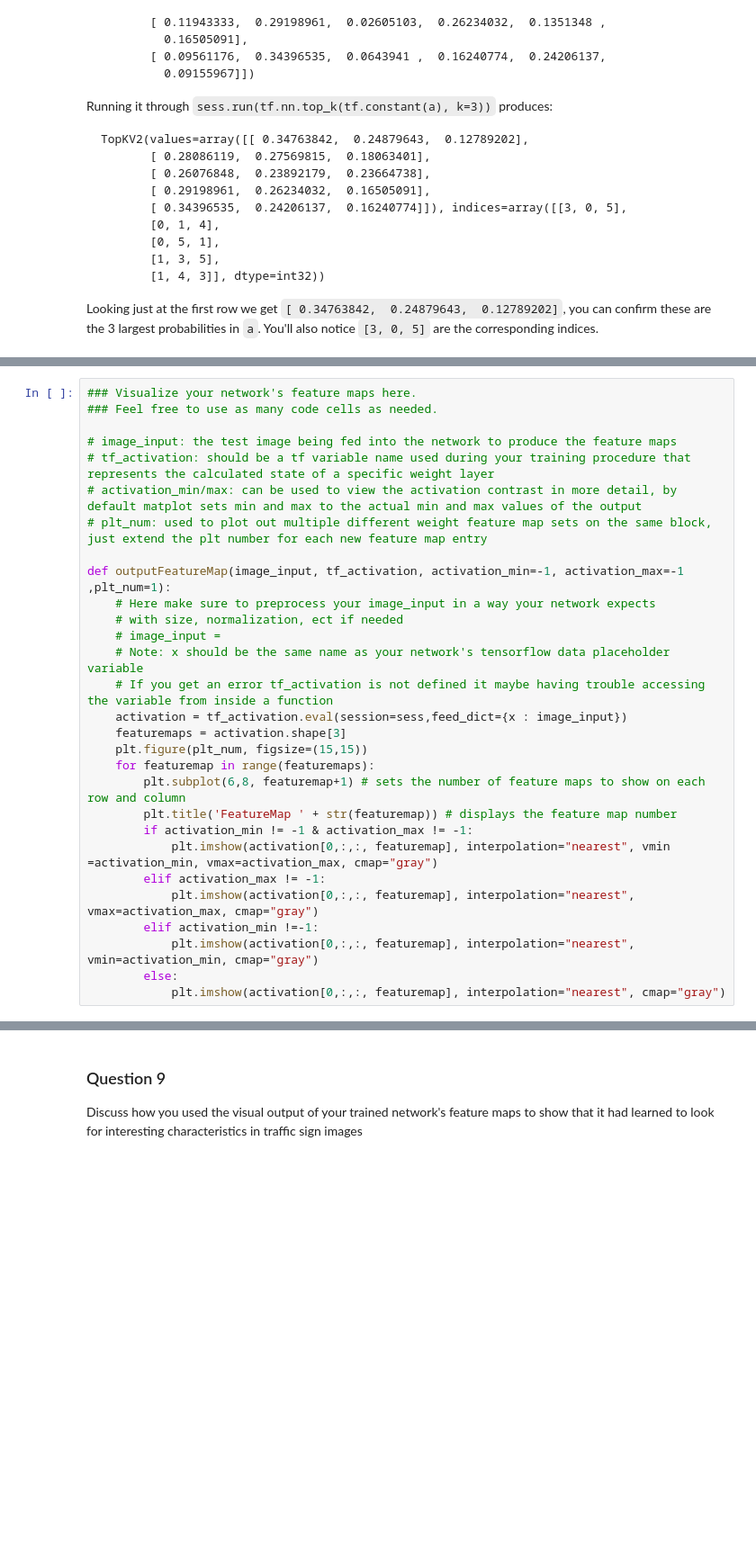
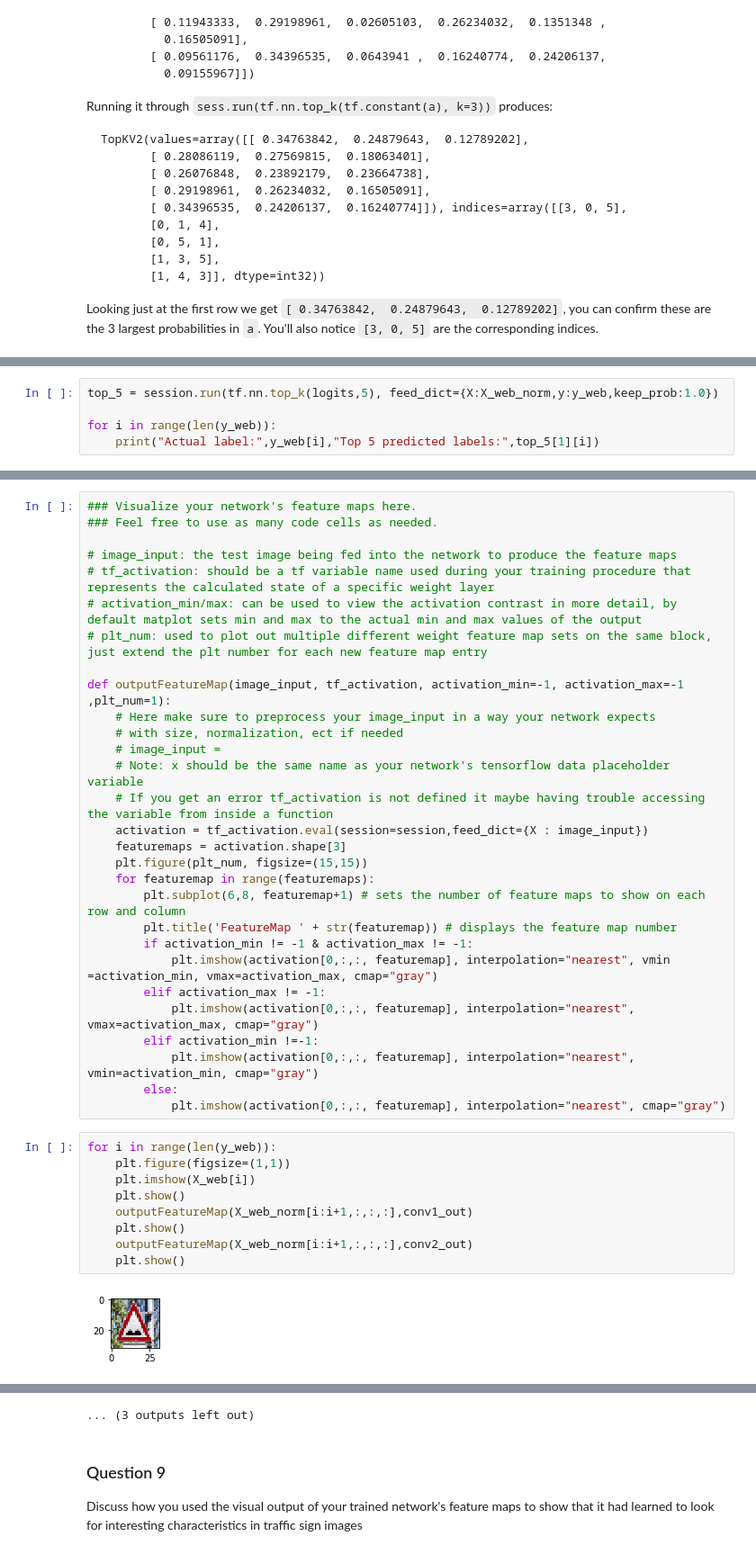
Before and after one commit to farhanhubble/traffic-signs-recognizer, a Jupyter notebook: Traffic_Sign_Classifier.ipynb, the cells around one changed output, grey strips where cells are left out. Shown at 90% size. Cells and saved outputs as stored; diff of their text form; blank space fills up the shorter version.

Commit message:
Plot activation map.

```diff
--- a/Traffic_Sign_Classifier.ipynb
+++ b/Traffic_Sign_Classifier.ipynb
@@ -841,0 +818,5 @@ Looking just at the first row we get `[ 0.34763842,  0.24879643,  0.12789202]`,
+# %%
+top_5 = session.run(tf.nn.top_k(logits,5), feed_dict={X:X_web_norm,y:y_web,keep_prob:1.0})
+
+for i in range(len(y_web)):
+    print("Actual label:",y_web[i],"Top 5 predicted labels:",top_5[1][i])
@@ -873,7 +860,7 @@ def outputFeatureMap(image_input, tf_activation, activation_min=-1, activation_m
     # image_input =
     # Note: x should be the same name as your network's tensorflow data placeholder variable
     # If you get an error tf_activation is not defined it maybe having trouble accessing the variable from inside a function
-    activation = tf_activation.eval(session=sess,feed_dict={x : image_input})
+    activation = tf_activation.eval(session=session,feed_dict={X : image_input})
     featuremaps = activation.shape[3]
     plt.figure(plt_num, figsize=(15,15))
     for featuremap in range(featuremaps):
@@ -887,3 +874,14 @@ def outputFeatureMap(image_input, tf_activation, activation_min=-1, activation_m
             plt.imshow(activation[0,:,:, featuremap], interpolation="nearest", vmin=activation_min, cmap="gray")
         else:
             plt.imshow(activation[0,:,:, featuremap], interpolation="nearest", cmap="gray")
+# %%
+for i in range(len(y_web)):
+    plt.figure(figsize=(1,1))
+    plt.imshow(X_web[i])
+    plt.show()
+    outputFeatureMap(X_web_norm[i:i+1,:,:,:],conv1_out)
+    plt.show()
+    outputFeatureMap(X_web_norm[i:i+1,:,:,:],conv2_out)
+    plt.show()
+# %% [output]
+[figure, added]
@@ -890,3 +899,4 @@ def outputFeatureMap(image_input, tf_activation, activation_min=-1, activation_m
+... (3 outputs left out)
 # %% [markdown]
 ### Question 9
 
```
Also changed, not shown: parts of 6 cells of this notebook.
